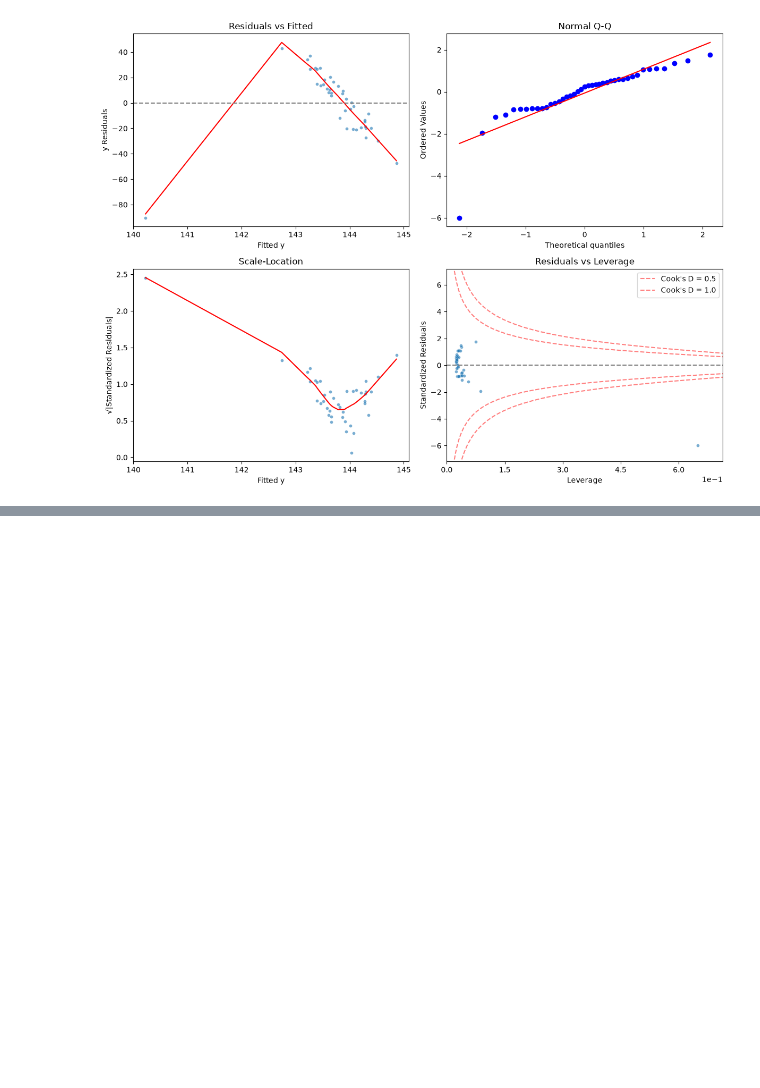
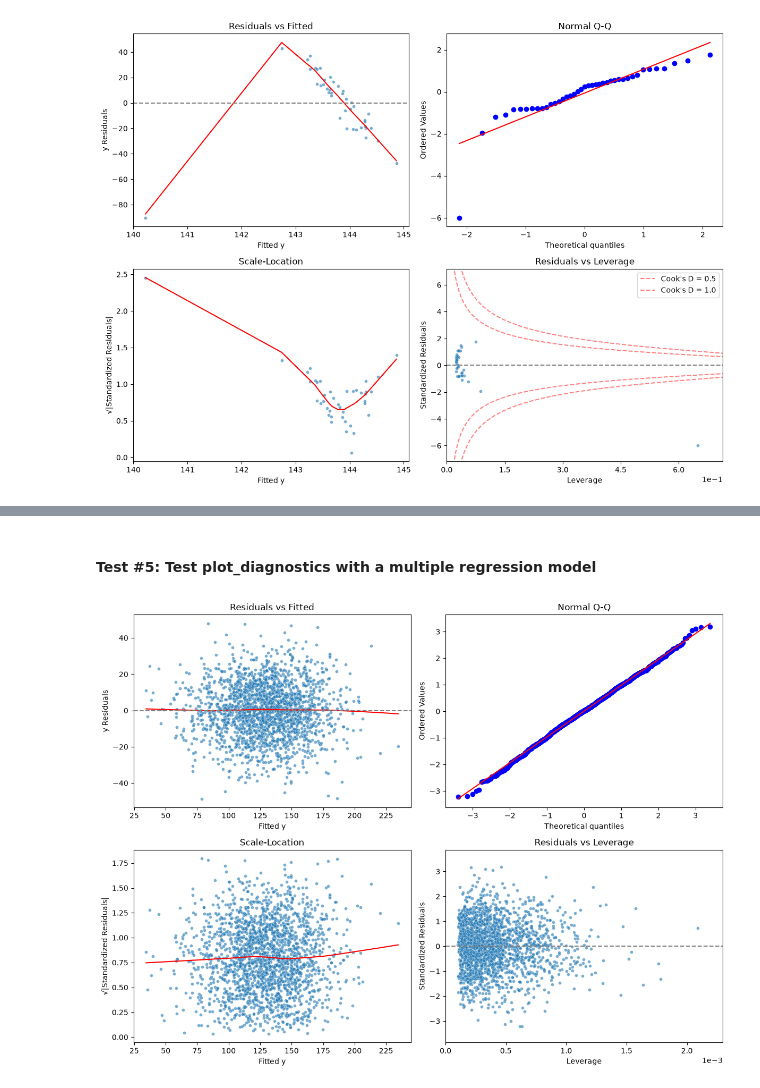
Before and after one commit to xavierland605/Python-Linear-Regression-Library, a Jupyter notebook: test.ipynb, the cells around one changed output, grey strips where cells are left out. Cells and saved outputs as stored; diff of their text form; code cells hidden in the pictures; blank space fills up the shorter version.

```diff
--- a/test.ipynb
+++ b/test.ipynb
@@ -385,0 +401,14 @@ F-statistic: 0.0308 on 1 and 39 DF, p-value: 0.8616
+# %%
+# Generate synthetic multiple regression data
+
+rng = np.random.default_rng(42)
+n = 10_000
+x1 = rng.normal(50, 10, n)
+x2 = rng.normal(20, 5, n)
+x3 = rng.normal(5, 2, n)
+error = rng.normal(0, 15, n)
+y = 20 + 2.5*x1 - 1.8*x2 + 4*x3 + error
+df_multiple = pd.DataFrame({"x1": x1,"x2": x2,"x3": x3,"y": y})
+X = df_multiple[["x1", "x2", "x3"]]
+y = df_multiple["y"]
+df_multiple.head()
@@ -385,0 +450,4 @@ F-statistic: 0.0308 on 1 and 39 DF, p-value: 0.8616
+# %%
+# lm_manual summary
+
+my_multi = lm_manual(X, y)
@@ -385,0 +752,7 @@ F-statistic: 0.0308 on 1 and 39 DF, p-value: 0.8616
+# %% [markdown]
+#### **Test #5:** Test plot_diagnostics with a multiple regression model
+# %%
+# Plot_diagnostics test
+my_multi.plot_diagnostics()
+# %% [output]
+[figure, added]
```
Also changed, not shown: parts of 28 cells of this notebook.
